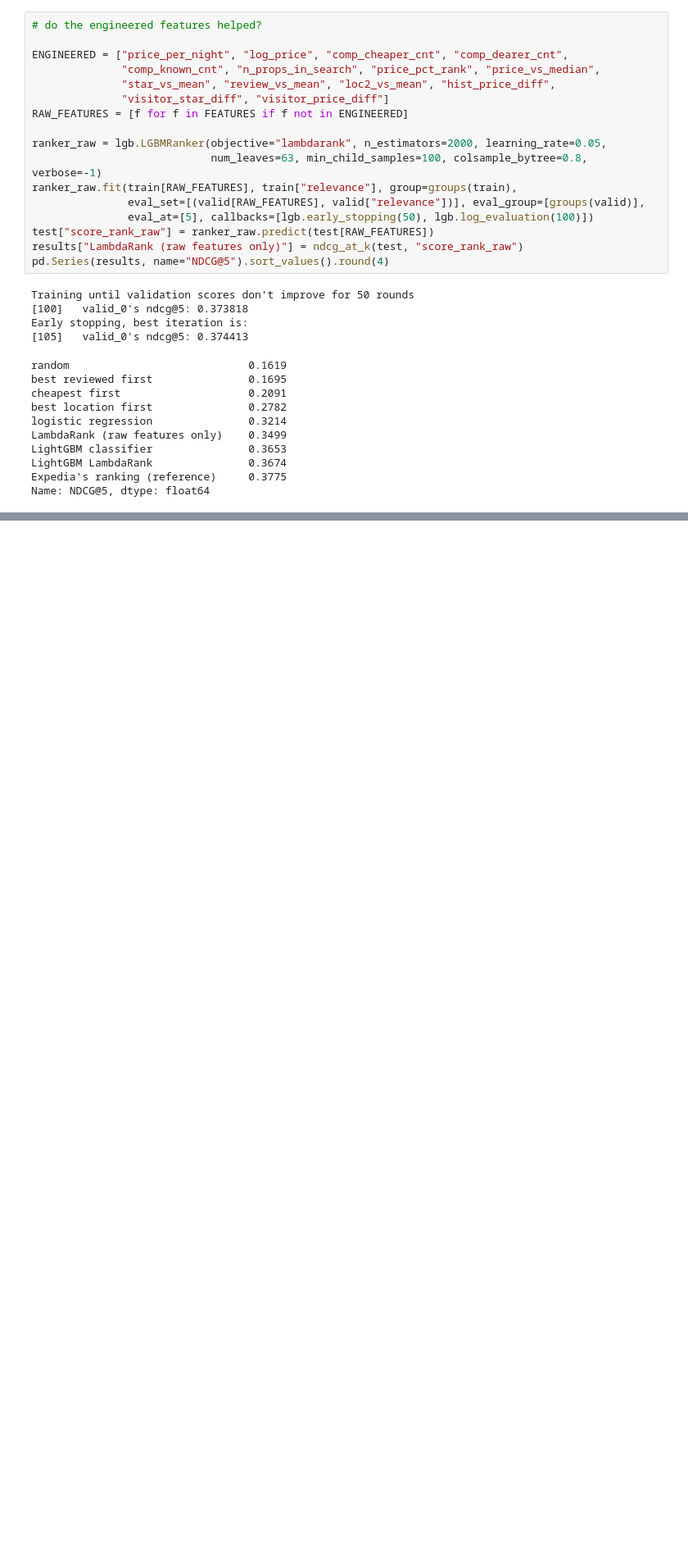
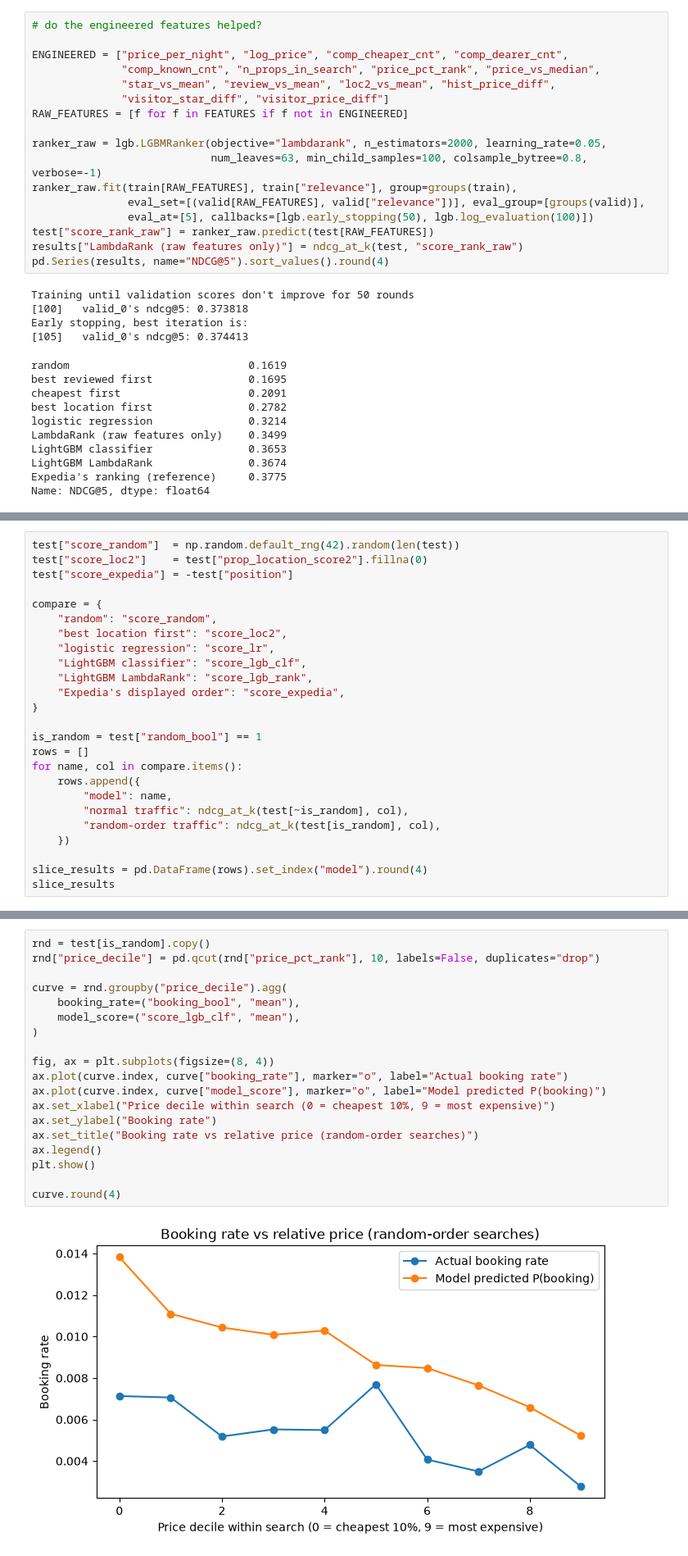
Before and after one commit to MuhammadAhmedMasood/expedia-ranking, a Jupyter notebook: 03_model.ipynb, the cells around one changed output, grey strips where cells are left out. Shown at 82% size. Saved outputs shown, nothing was run; the diff lists cells and outputs as text; blank space fills up the shorter version.

```diff
--- a/03_model.ipynb
+++ b/03_model.ipynb
@@ -209,0 +212,25 @@ Name: NDCG@5, dtype: float64
+# %%
+test["score_random"]  = np.random.default_rng(42).random(len(test))
+test["score_loc2"]    = test["prop_location_score2"].fillna(0)
+test["score_expedia"] = -test["position"]
+
+compare = {
+    "random": "score_random",
+    "best location first": "score_loc2",
+    "logistic regression": "score_lr",
+    "LightGBM classifier": "score_lgb_clf",
+    "LightGBM LambdaRank": "score_lgb_rank",
+    "Expedia's displayed order": "score_expedia",
+}
+
+is_random = test["random_bool"] == 1
+rows = []
+for name, col in compare.items():
+    rows.append({
+        "model": name,
+        "normal traffic": ndcg_at_k(test[~is_random], col),
+        "random-order traffic": ndcg_at_k(test[is_random], col),
+    })
+
+slice_results = pd.DataFrame(rows).set_index("model").round(4)
+slice_results
@@ -209,0 +281,21 @@ Name: NDCG@5, dtype: float64
+# %%
+rnd = test[is_random].copy()
+rnd["price_decile"] = pd.qcut(rnd["price_pct_rank"], 10, labels=False, duplicates="drop")
+
+curve = rnd.groupby("price_decile").agg(
+    booking_rate=("booking_bool", "mean"),
+    model_score=("score_lgb_clf", "mean"),
+)
+
+fig, ax = plt.subplots(figsize=(8, 4))
+ax.plot(curve.index, curve["booking_rate"], marker="o", label="Actual booking rate")
+ax.plot(curve.index, curve["model_score"], marker="o", label="Model predicted P(booking)")
+ax.set_xlabel("Price decile within search (0 = cheapest 10%, 9 = most expensive)")
+ax.set_ylabel("Booking rate")
+ax.set_title("Booking rate vs relative price (random-order searches)")
+ax.legend()
+plt.show()
+
+curve.round(4)
+# %% [output]
+[figure, added]
```
Also changed, not shown: parts of 4 cells of this notebook, 1 other file.
